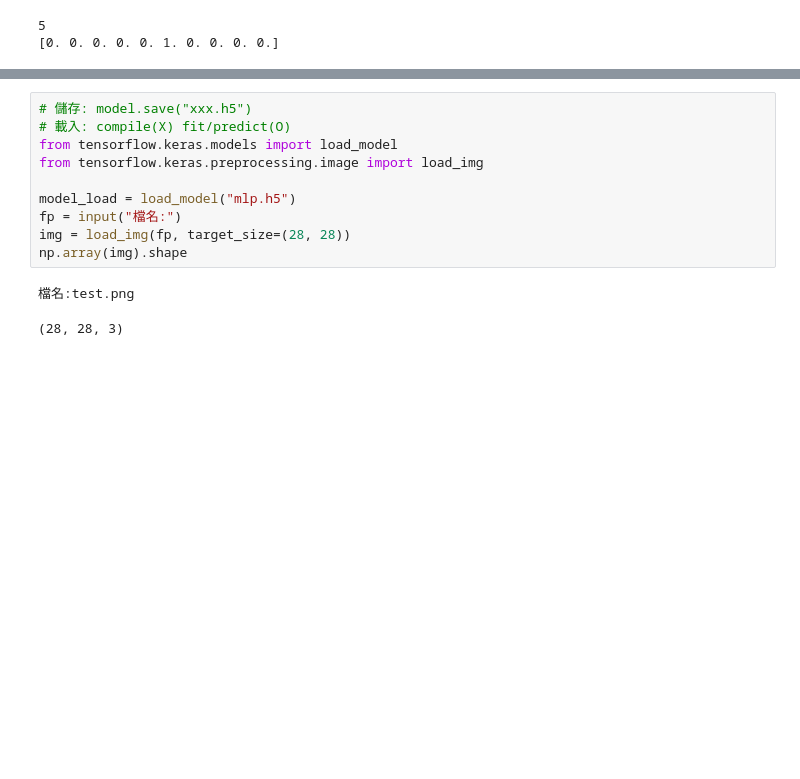
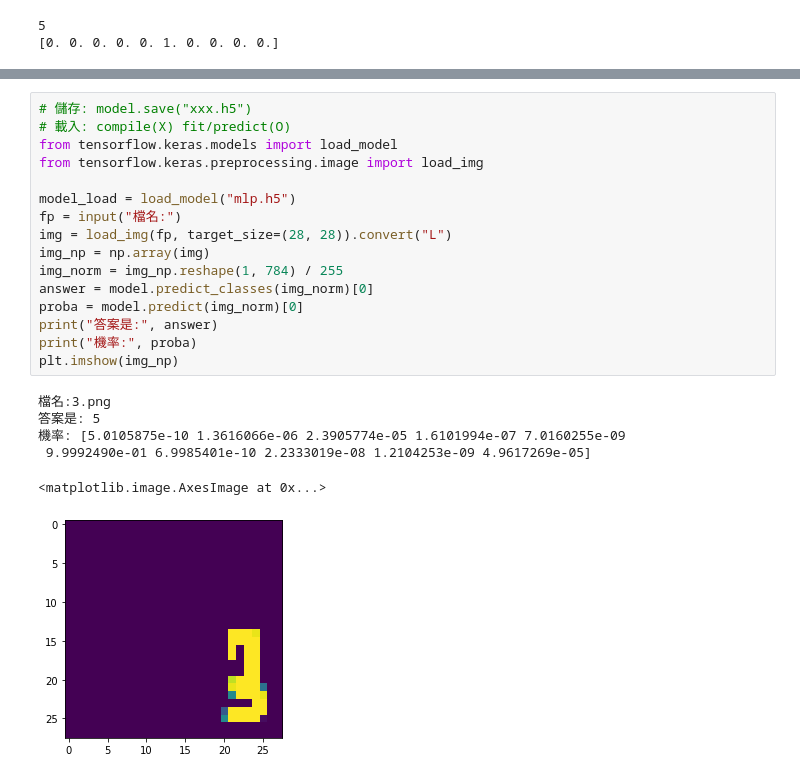
Before and after one commit to Elwing-Chou/ximenml, a Jupyter notebook: mlp.ipynb, the cells around one changed output, grey strips where cells are left out. Saved outputs shown, nothing was run; the diff lists cells and outputs as text; blank space fills up the shorter version.

```diff
--- a/mlp.ipynb
+++ b/mlp.ipynb
@@ -169,13 +166,23 @@ for i, img in enumerate(false_img):
 # %%
 # 儲存: model.save("xxx.h5")
 # 載入: compile(X) fit/predict(O)
 from tensorflow.keras.models import load_model
 from tensorflow.keras.preprocessing.image import load_img
 
 model_load = load_model("mlp.h5")
 fp = input("檔名:")
-img = load_img(fp, target_size=(28, 28))
-np.array(img).shape
+img = load_img(fp, target_size=(28, 28)).convert("L")
+img_np = np.array(img)
+img_norm = img_np.reshape(1, 784) / 255
+answer = model.predict_classes(img_norm)[0]
+proba = model.predict(img_norm)[0]
+print("答案是:", answer)
+print("機率:", proba)
+plt.imshow(img_np)
 # %% [output]
-檔名:test.png
+檔名:3.png
+答案是: 5
+機率: [5.0105875e-10 1.3616066e-06 2.3905774e-05 1.6101994e-07 7.0160255e-09
+ 9.9992490e-01 6.9985401e-10 2.2333019e-08 1.2104253e-09 4.9617269e-05]
-(28, 28, 3)
+<matplotlib.image.AxesImage at 0x...>
+[figure, added]
```
Also changed, not shown: parts of 6 cells of this notebook.
